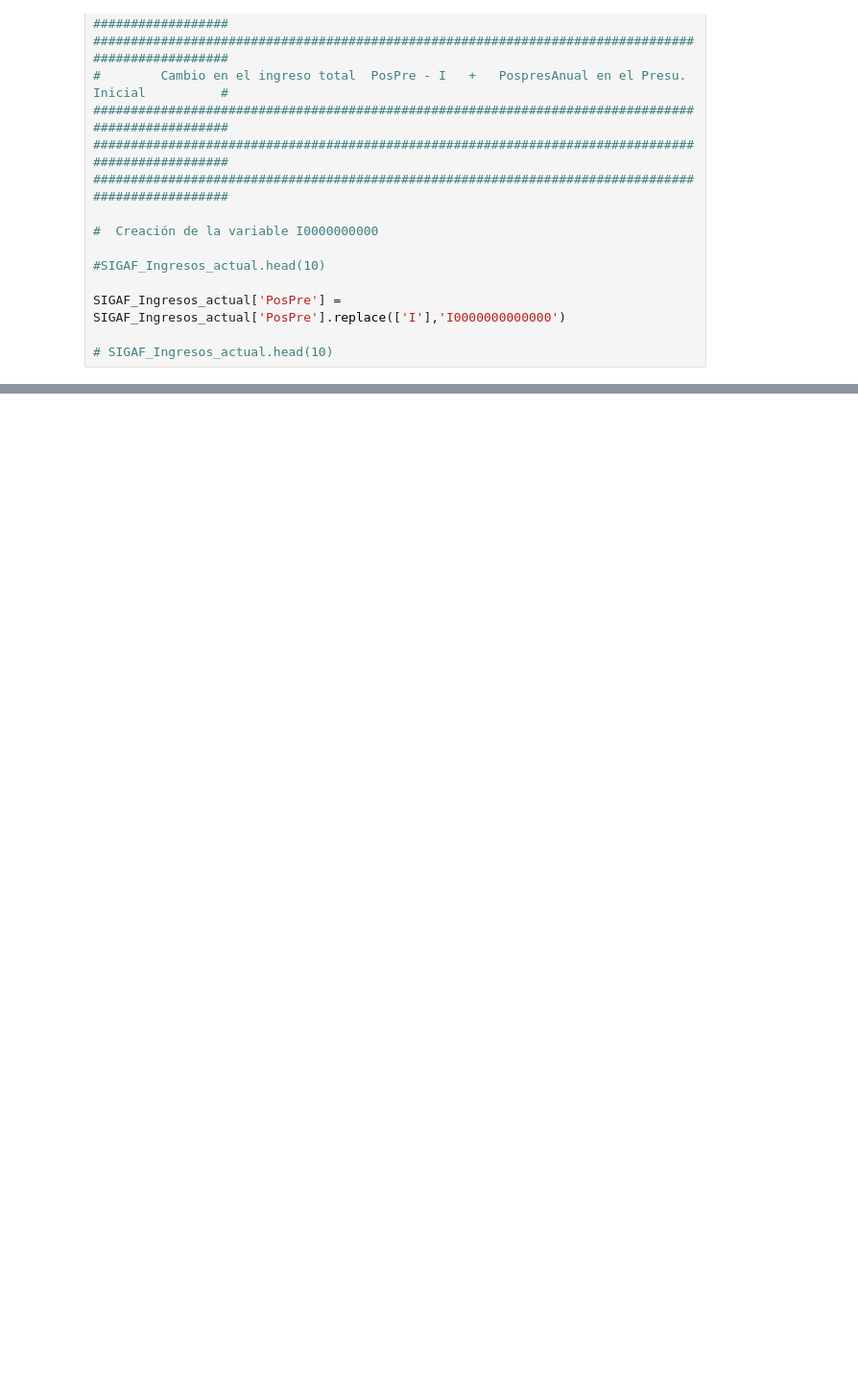
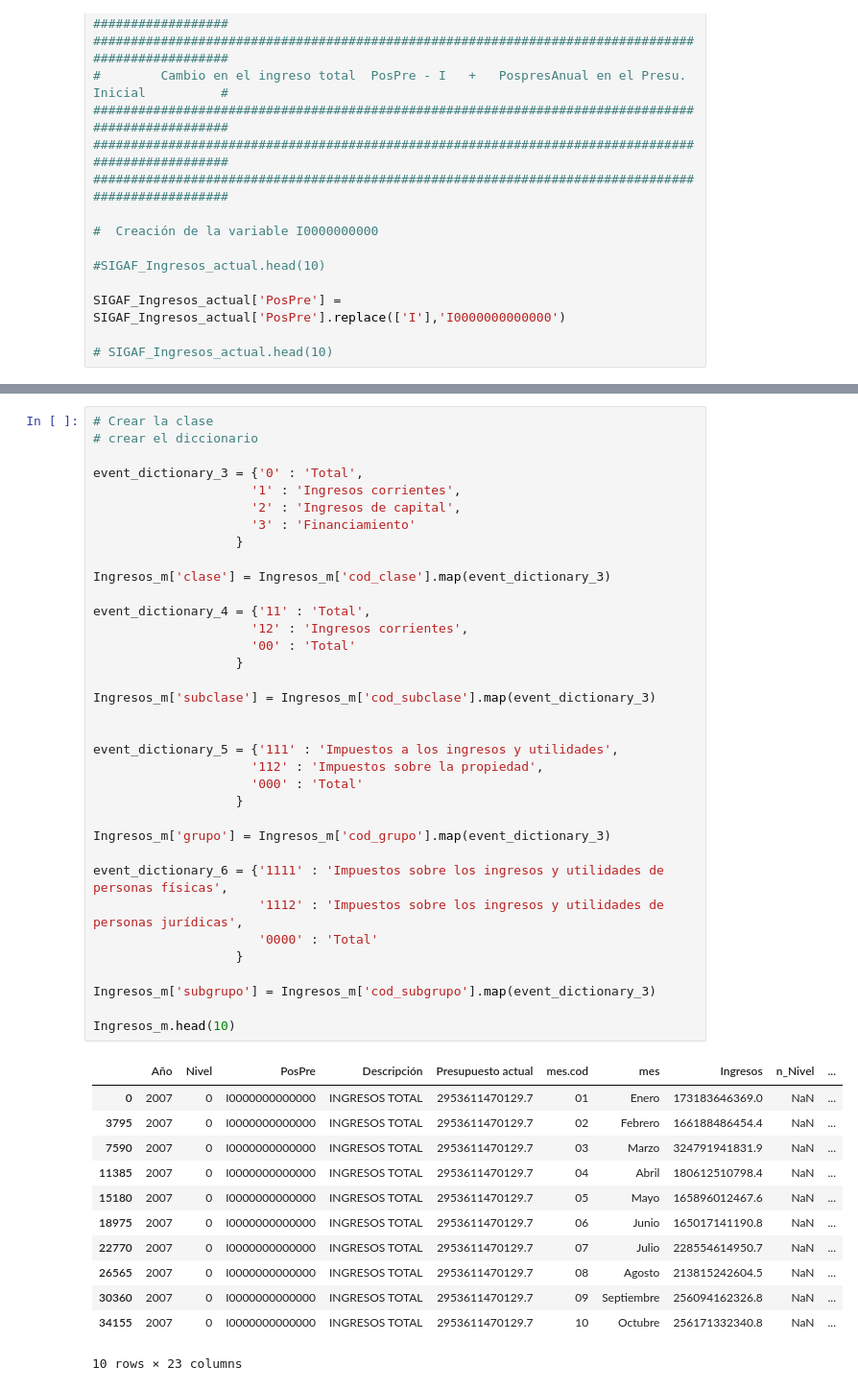
Before and after one commit to OskyRosky/Data-Manipulation-with-Python, a Jupyter notebook: Income/Data_Mani_income.ipynb, the cells around one changed output, grey strips where cells are left out. Shown at 96% size. Drawn from its saved outputs; the diff is of its cells as text; blank space fills up the shorter version.

```diff
--- a/Income/Data_Mani_income.ipynb
+++ b/Income/Data_Mani_income.ipynb
@@ -210,0 +616,48 @@ Name: Clase, Length: 2146, dtype: int64
+# %%
+# Crear la clase
+# crear el diccionario
+
+event_dictionary_3 = {'0' : 'Total',
+                     '1' : 'Ingresos corrientes',
+                     '2' : 'Ingresos de capital',
+                     '3' : 'Financiamiento'
+                   }
+
+Ingresos_m['clase'] = Ingresos_m['cod_clase'].map(event_dictionary_3)
+
+event_dictionary_4 = {'11' : 'Total',
+                     '12' : 'Ingresos corrientes',
+                     '00' : 'Total'
+                   }
+
+Ingresos_m['subclase'] = Ingresos_m['cod_subclase'].map(event_dictionary_3)
+
+
+event_dictionary_5 = {'111' : 'Impuestos a los ingresos y utilidades',
+                     '112' : 'Impuestos sobre la propiedad',
+                     '000' : 'Total'
+                   }
+
+Ingresos_m['grupo'] = Ingresos_m['cod_grupo'].map(event_dictionary_3)
+
+event_dictionary_6 = {'1111' : 'Impuestos sobre los ingresos y utilidades de personas físicas',
+                      '1112' : 'Impuestos sobre los ingresos y utilidades de personas jurídicas',
+                      '0000' : 'Total'
+                   }
+
+Ingresos_m['subgrupo'] = Ingresos_m['cod_subgrupo'].map(event_dictionary_3)
+
+Ingresos_m.head(10)
+# %% [output]
+|  | Año | Nivel | PosPre | Descripción | Presupuesto actual | mes.cod | mes | Ingresos | n_Nivel | ... |
+| 0 | 2007 | 0 | I0000000000000 | INGRESOS TOTAL | 2953611470129.7 | 01 | Enero | 173183646369.0 | NaN | ... |
+| 3795 | 2007 | 0 | I0000000000000 | INGRESOS TOTAL | 2953611470129.7 | 02 | Febrero | 166188486454.4 | NaN | ... |
+| 7590 | 2007 | 0 | I0000000000000 | INGRESOS TOTAL | 2953611470129.7 | 03 | Marzo | 324791941831.9 | NaN | ... |
+| 11385 | 2007 | 0 | I0000000000000 | INGRESOS TOTAL | 2953611470129.7 | 04 | Abril | 180612510798.4 | NaN | ... |
+| 15180 | 2007 | 0 | I0000000000000 | INGRESOS TOTAL | 2953611470129.7 | 05 | Mayo | 165896012467.6 | NaN | ... |
+| 18975 | 2007 | 0 | I0000000000000 | INGRESOS TOTAL | 2953611470129.7 | 06 | Junio | 165017141190.8 | NaN | ... |
+| 22770 | 2007 | 0 | I0000000000000 | INGRESOS TOTAL | 2953611470129.7 | 07 | Julio | 228554614950.7 | NaN | ... |
+| 26565 | 2007 | 0 | I0000000000000 | INGRESOS TOTAL | 2953611470129.7 | 08 | Agosto | 213815242604.5 | NaN | ... |
+| 30360 | 2007 | 0 | I0000000000000 | INGRESOS TOTAL | 2953611470129.7 | 09 | Septiembre | 256094162326.8 | NaN | ... |
+| 34155 | 2007 | 0 | I0000000000000 | INGRESOS TOTAL | 2953611470129.7 | 10 | Octubre | 256171332340.8 | NaN | ... |
+10 rows × 23 columns
```
Also changed, not shown: parts of 44 cells of this notebook, 2 other files.
